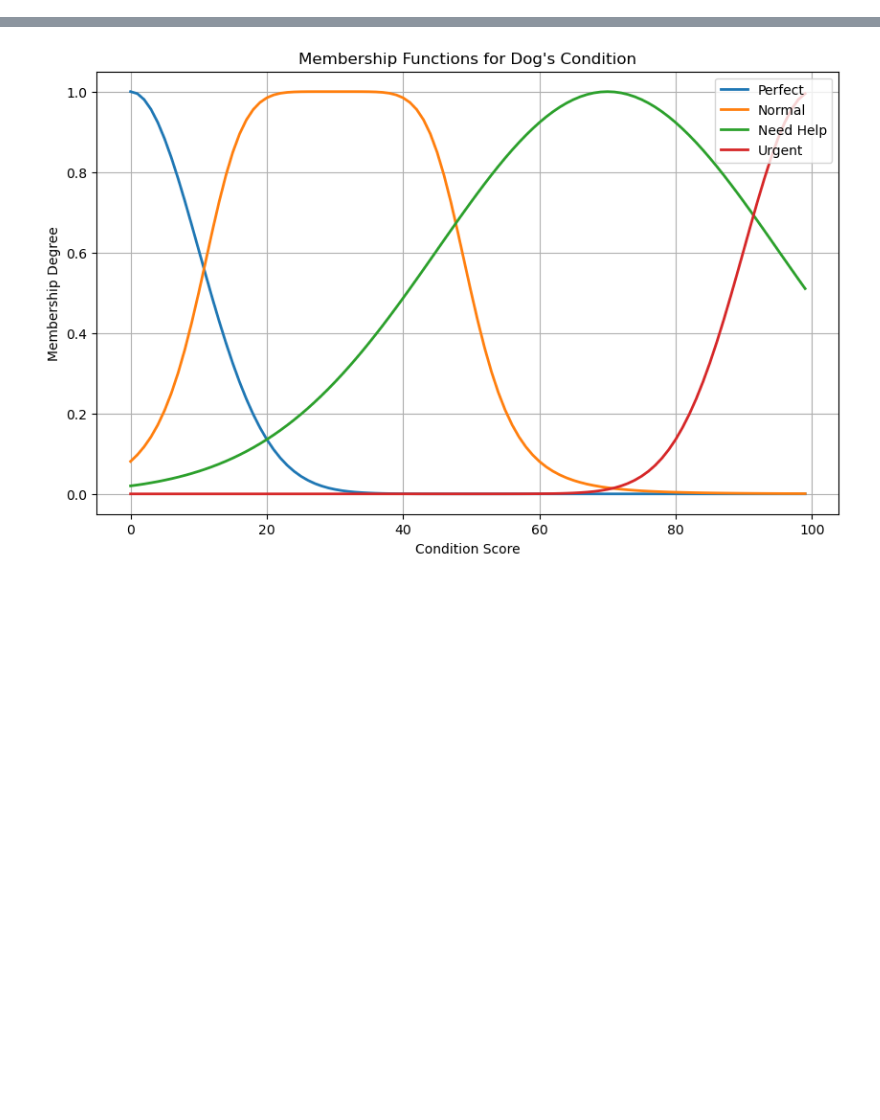
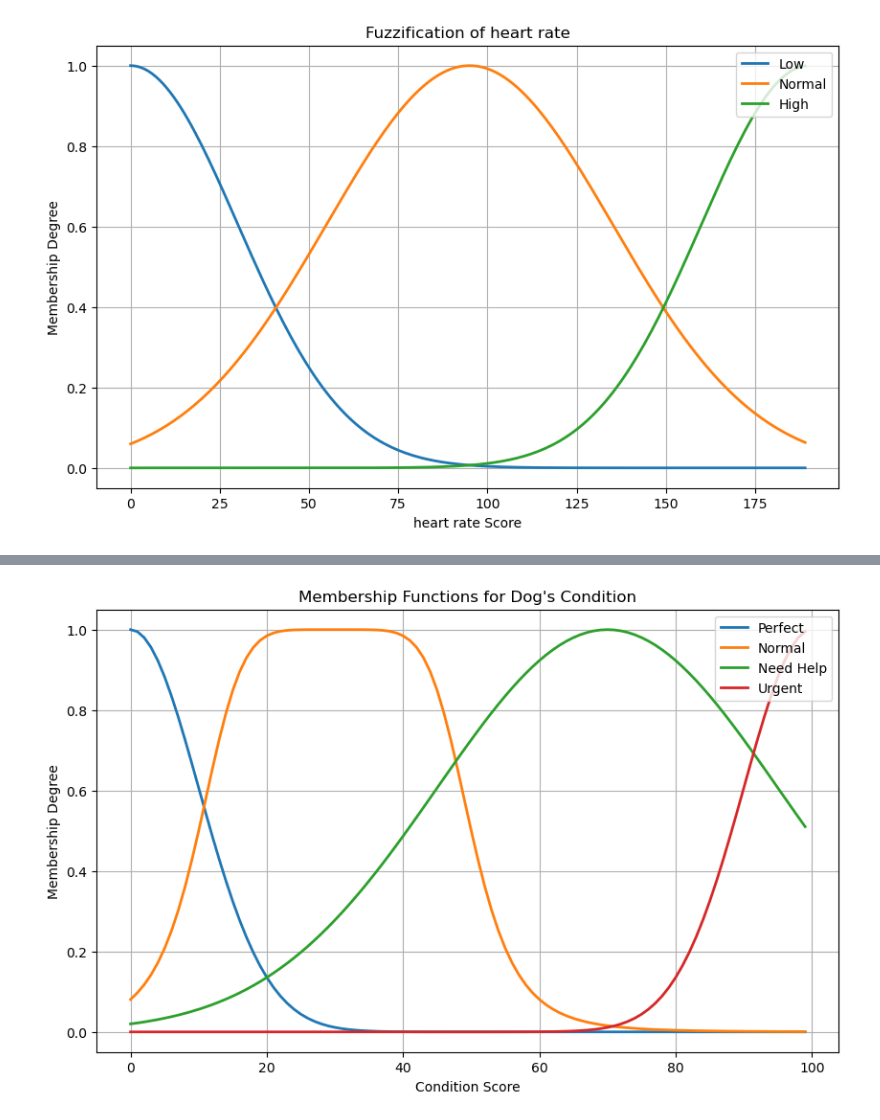
Before and after one commit to Esfod/ACIT4620-Final-Portfolio, a Jupyter notebook: main.ipynb, the cells around one changed output, grey strips where cells are left out. Saved outputs shown, nothing was run; the diff lists cells and outputs as text; code cells hidden in the pictures; blank space fills up the shorter version.

```diff
--- a/main.ipynb
+++ b/main.ipynb
@@ -30,6 +52,27 @@ body_temperature['high'] = fuzz.trimf(body_temperature.universe, [38.75,44,44])
 heart_rate['low'] = fuzz.gaussmf(heart_rate.universe, mean=0, sigma = 30)
 heart_rate['normal'] = fuzz.gaussmf(heart_rate.universe, mean = 95, sigma = 40)
 heart_rate['high'] = fuzz.gaussmf(heart_rate.universe, mean=190, sigma = 30)
+# %%
+# Plotting the member function
+low = fuzz.gaussmf(heart_rate.universe, mean=0, sigma = 30)
+normal = fuzz.gaussmf(heart_rate.universe, mean = 95, sigma = 40)
+high = fuzz.gaussmf(heart_rate.universe, mean=190, sigma = 30)
+
+plt.figure(figsize=(10, 6))
+
+plt.plot(heart_rate.universe, low, label='Low', linewidth=2)
+plt.plot(heart_rate.universe, normal, label='Normal', linewidth=2)
+plt.plot(heart_rate.universe, high, label='High', linewidth=2)
+
+# Add titles and labels
+plt.title("Fuzzification of heart rate")
+plt.xlabel("heart rate Score")
+plt.ylabel("Membership Degree")
+plt.legend(loc="upper right")
+plt.grid(True)
+plt.show()
+# %% [output]
+[figure, added]
 # %%
 #define membership functions for barking
 barking_volume['quiet'] = fuzz.gaussmf(barking_volume.universe, mean=0, sigma = 25)
```
Also changed, not shown: parts of 3 cells of this notebook.
